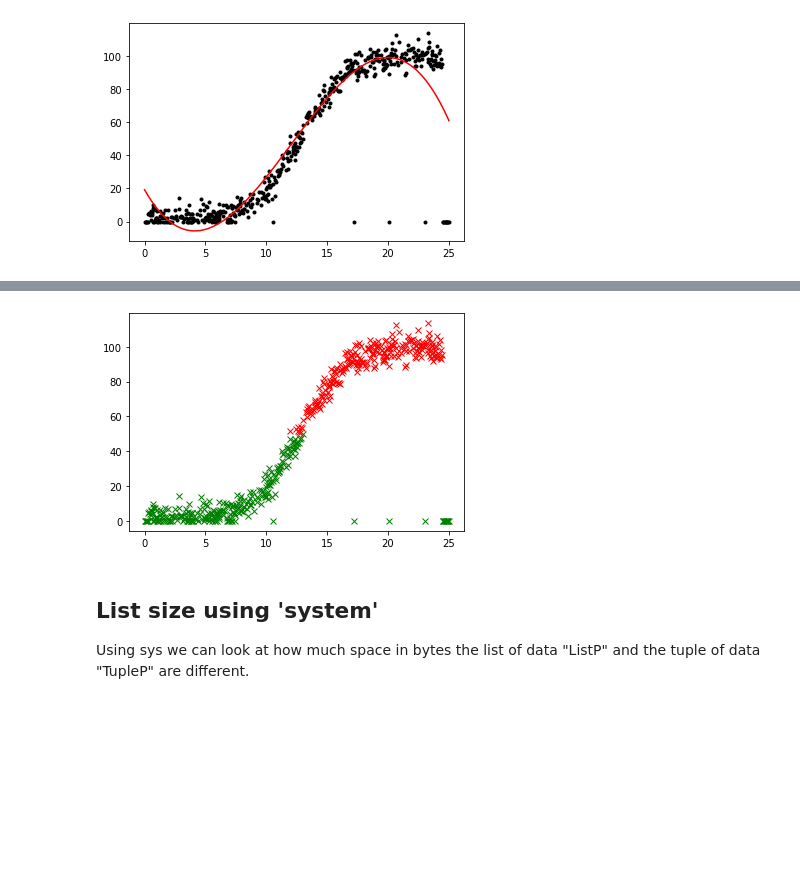
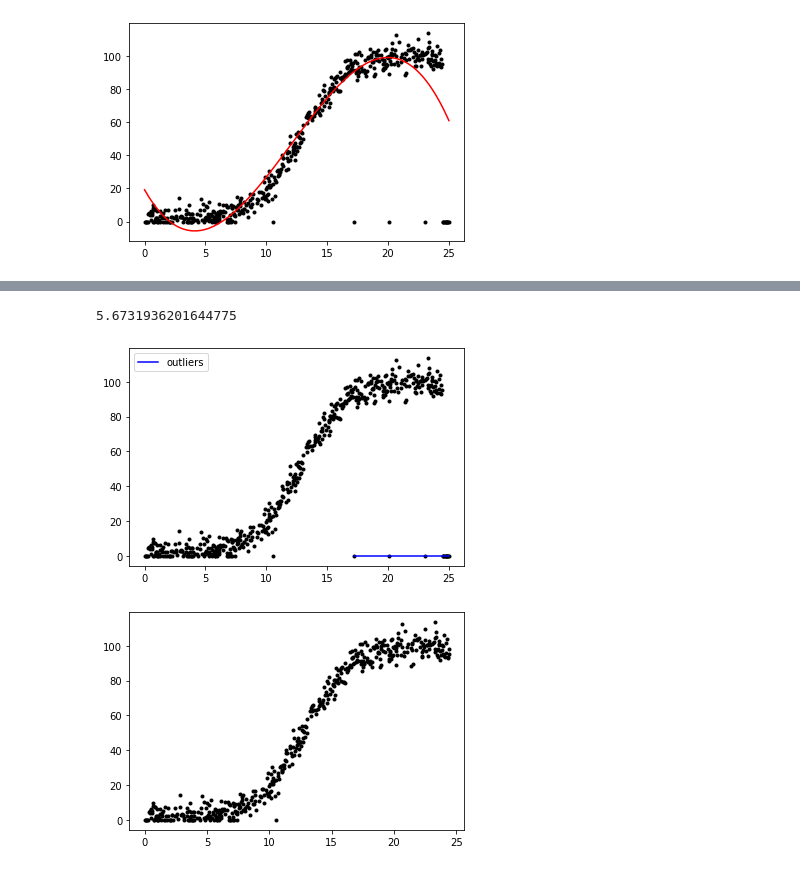
Before and after one commit to MrSkillage/Wind-Turbine-Power-Production, a Jupyter notebook: Jupyter_Notebooks/Wind_Turbines.ipynb, the cells around one changed output, grey strips where cells are left out. Drawn from its saved outputs; the diff is of its cells as text; code cells hidden in the pictures; blank space fills up the shorter version.

```diff
--- a/Jupyter_Notebooks/Wind_Turbines.ipynb
+++ b/Jupyter_Notebooks/Wind_Turbines.ipynb
@@ -98,10 +75,0 @@ array([0, 0, 0, 0, 0, 0, 0, 0, 0, 0, 0, 0, 0, 0, 0, 0, 0, 0, 0, 0, 0, 0,
-# %%
-plt.plot(data[kmeans.labels_ == 0][:,0], data[kmeans.labels_ == 0][:,1], 'gx')
-plt.plot(data[kmeans.labels_ == 1][:,0], data[kmeans.labels_ == 1][:,1], 'rx')
-
-plt.show()
-# %% [output]
-[figure, removed]
-# %% [markdown]
-## List size using 'system'
-Using sys we can look at how much space in bytes the list of data "ListP" and the tuple of data "TupleP" are different.
@@ -122,0 +76,48 @@ def read_Data_Into_List(data, index, myList=[]):
+# %%
+import scipy.spatial as spatial
+import pandas as pd
+newData = pd.read_csv(fileName)
+
+trainSet = newData
+dis = []
+i = 0
+j = i+1
+
+for a in trainSet.values:
+    # Calculate the distance between points i, j
+    c = spatial.distance.pdist(np.array([trainSet.values[i], trainSet.values[j]]), "euclidean")
+    dis.append(c[0])
+
+    # End before the last index
+    if j == trainSet["speed"].values.size - 1:
+        break
+
+    # Increment index values
+    i += 1
+    j = i+1
+
+# Calculate the mean distance between the sum of all points
+mean_dis = np.mean(dis)
+# Mean distance between 2 points
+mean_dis
+# %% [output]
+5.6731936201644775
+# %%
+from sklearn.cluster import DBSCAN
+
+# Use DBSCAN on with the mean_dis on the trainSet
+clustering = DBSCAN(eps=mean_dis, min_samples=19).fit(trainSet)
+
+# Find the data outliers using noise (-1)
+outliers = np.where(clustering.labels_ == -1)
+outliers = outliers[0]
+
+# Retrieve outlier data
+outlierData = trainSet.values[outliers]
+# %%
+plt.plot(trainSet.values[:,0], trainSet.values[:,1], 'k.')
+plt.plot(outlierData[:,0], outlierData[:,1], color='blue', label='outliers')
+plt.legend()
+plt.show()
+# %% [output]
+[figure, added]
@@ -122,0 +129,5 @@ def read_Data_Into_List(data, index, myList=[]):
+# %%
+plt.plot(x1, y1, 'k.')
+plt.show()
+# %% [output]
+[figure, added]
```
Also changed, not shown: parts of 11 cells of this notebook, 4 other files.
